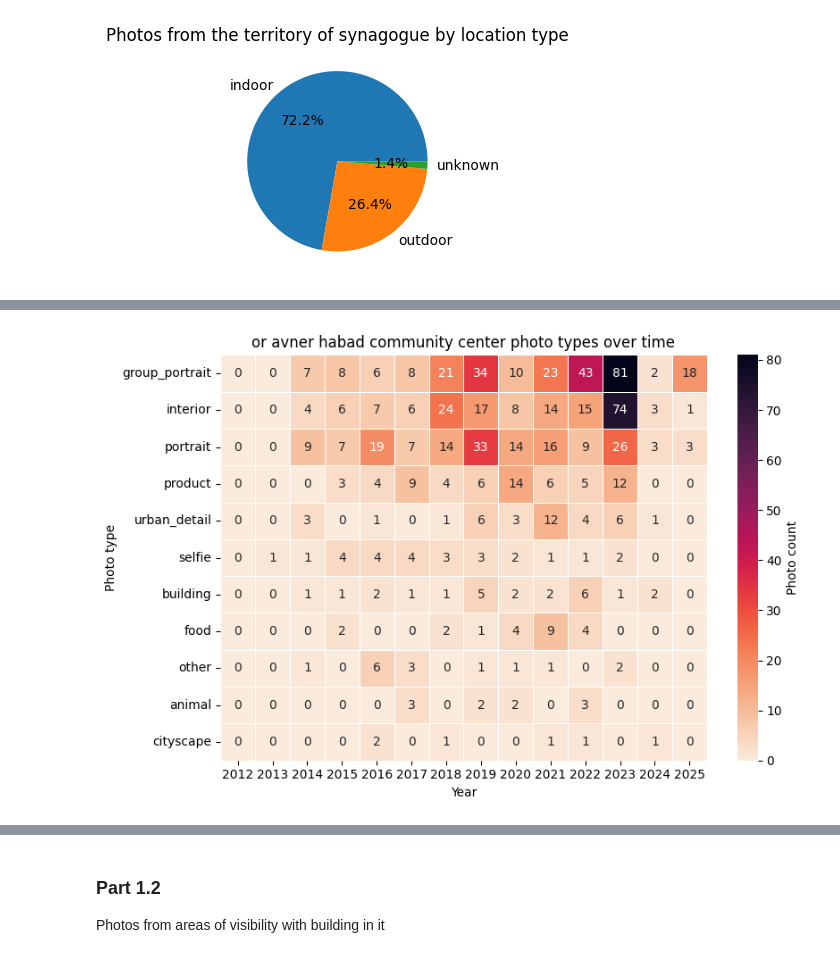
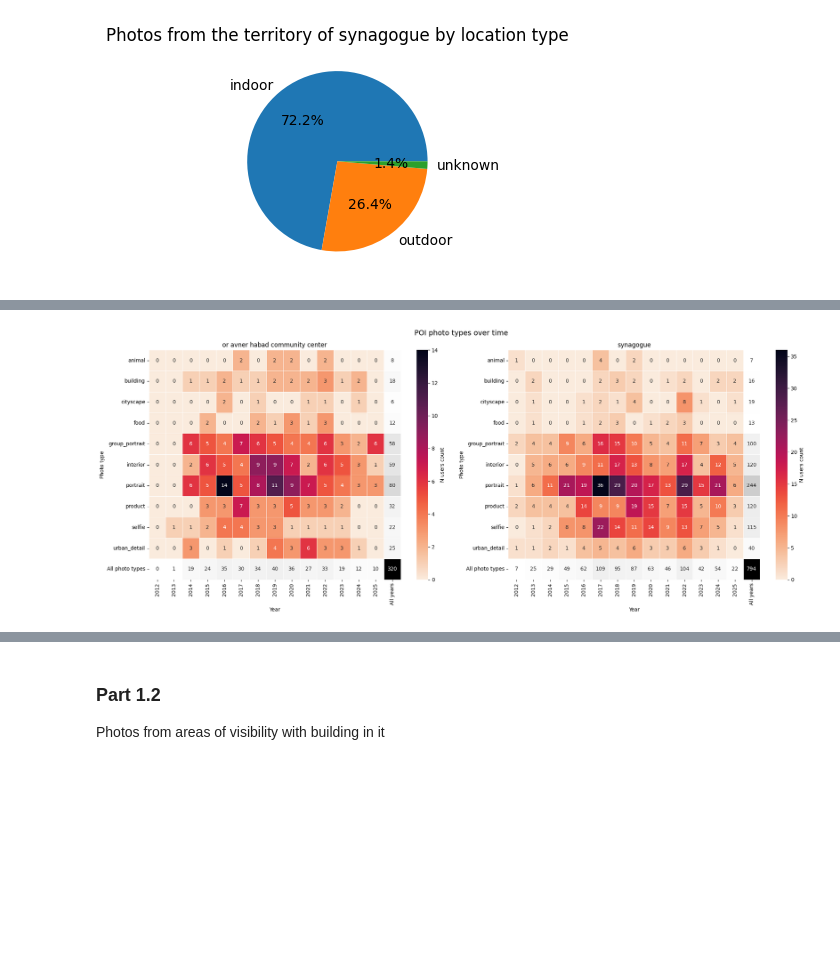
Before and after one commit to katchinsky/jewish-maps, a Jupyter notebook: analysis_results.ipynb, the cells around one changed output, grey strips where cells are left out. Cells and saved outputs as stored; diff of their text form; code cells hidden in the pictures; blank space fills up the shorter version.

```diff
--- a/analysis_results.ipynb
+++ b/analysis_results.ipynb
@@ -29,0 +252,5 @@ Total rows: 6731
+# %%
+visibility_with_buildings = df[df.annotation_has_building & (df.annotation_location_type != "indoor")]
+synagogue_visibility_with_buildings = len(visibility_with_buildings[visibility_with_buildings.poi_name == "synagogue"])
+feor_visibility_with_buildings = len(visibility_with_buildings[visibility_with_buildings.poi_name != "synagogue"])
+synagogue_visibility_with_buildings_non_indoor = None
@@ -125,0 +702,10 @@ visualize_poi_photo_type(inside_df)
+# %%
+years = sorted(y for y in df["year"].dropna().unique())
+
+df.pivot_table(
+                index="annotation_photo_type",
+                columns="year",
+                values="user_id",
+                aggfunc="nunique",
+                fill_value=0,
+            ).reindex(columns=years, fill_value=0)
@@ -133,52 +733,98 @@ def plot_photo_type_heatmaps_by_poi(df: pd.DataFrame) -> None:
         data["year"] = data["date"].dt.year
 
     data["poi_name"] = data["poi_name"].fillna("unknown")
-    data["annotation_photo_type"] = data["annotation_photo_type"].fillna("unknown")
+    data["annotation_photo_type"] = data["annotation_photo_type"].fillna("other")
+    data = data[data["annotation_photo_type"] != "other"]
 
     years = sorted(y for y in data["year"].dropna().unique())
     if not years:
         print("No year information available for plotting")
         return
 
-    for poi in sorted(data["poi_name"].unique()):
+    pois = sorted(data["poi_name"].unique())
+    cols = 2  # tweak to taste
+    rows = math.ceil(len(pois) / cols)
+    fig, axes = plt.subplots(rows, cols, figsize=(cols * 10, rows * 8), squeeze=False)
+    for ax, poi in zip(axes.flat, pois):
         poi_data = data[data["poi_name"] == poi]
         if poi_data.empty:
             continue
-
+        # unique by user_id
         pivot = (
             poi_data.pivot_table(
                 index="annotation_photo_type",
                 columns="year",
-                values="photo_id",
-                aggfunc="count",
+                values="user_id",
+                aggfunc="nunique",
                 fill_value=0,
             )
             .reindex(columns=years, fill_value=0)
         )
 
         if pivot.empty:
             continue
 
-        order = pivot.sum(axis=1).sort_values(ascending=False).index
-        pivot = pivot.reindex(order)
+        # order = pivot.sum(axis=1).sort_values(ascending=False).index
+        # pivot = pivot.reindex(order)
 
-        plt.figure(figsize=(max(6, 0.6 * len(years)), max(3, 0.5 * len(pivot.index))))
+        # add totals for rows (all years) and columns (all photo types)
+        pivot["All years"] = pivot.sum(axis=1)
+        # order = (
+        #     pivot.drop(index="All photo types", errors="ignore")
+        #     .sort_values("All years", ascending=False)
+        #     .index.tolist()
+        # )
+        # pivot = pivot.loc[order]
+
+        totals_row = pivot.sum(axis=0).to_frame().T
+        totals_row.index = ["All photo types"]
+        pivot = pd.concat([pivot, totals_row])
+        pivot = pivot[[*years, "All years"]]
+
+        totals_row = pivot.index == "All photo types"
+        totals_col = pivot.columns == "All years"
+        totals_mask = np.logical_or.outer(totals_row, totals_col)
+
         sns.heatmap(
             pivot,
+            mask=totals_mask,
             cmap="rocket_r",
-            linewidths=0.5,
+            linewidths=0.4,
             linecolor="white",
             annot=True,
             fmt="g",
-            cbar_kws={"label": "Photo count"},
+            cbar_kws={"label": "N users count"},
+            ax=ax,
         )
-        plt.title(f"{poi} photo types over time")
-        plt.xlabel("Year")
-        plt.ylabel("Photo type")
-        plt.tight_layout()
-        plt.show()
+        sns.heatmap(
+            pivot,
+            mask=~totals_mask,
+            cmap="Greys",
+            linewidths=0.4,
+            linecolor="white",
+            annot=True,
+            fmt="g",
+            cbar=False,
+            ax=ax,
+        )
+        ax.set_title(poi)
+        ax.set_xlabel("Year")
+        ax.set_ylabel("Photo type")
+
+    for ax in axes.flat[len(pois):]:
+        ax.axis("off")
+    # fig.colorbar(
+    #     mpl.cm.ScalarMappable(cmap="rocket_r"),
+    #     ax=axes,
+    #     orientation="vertical",
+    #     label="Photo count",
+    #     fraction=0.02,
+    #     pad=0.02,
+    # )
+    fig.suptitle("POI photo types over time", fontsize=14, y=0.98)
+    fig.tight_layout()
 
 
 plot_photo_type_heatmaps_by_poi(df)
 # %% [output]
-[figure, old version]
+[figure, new version]
```
Also changed, not shown: parts of 28 cells of this notebook, 40 other files.
